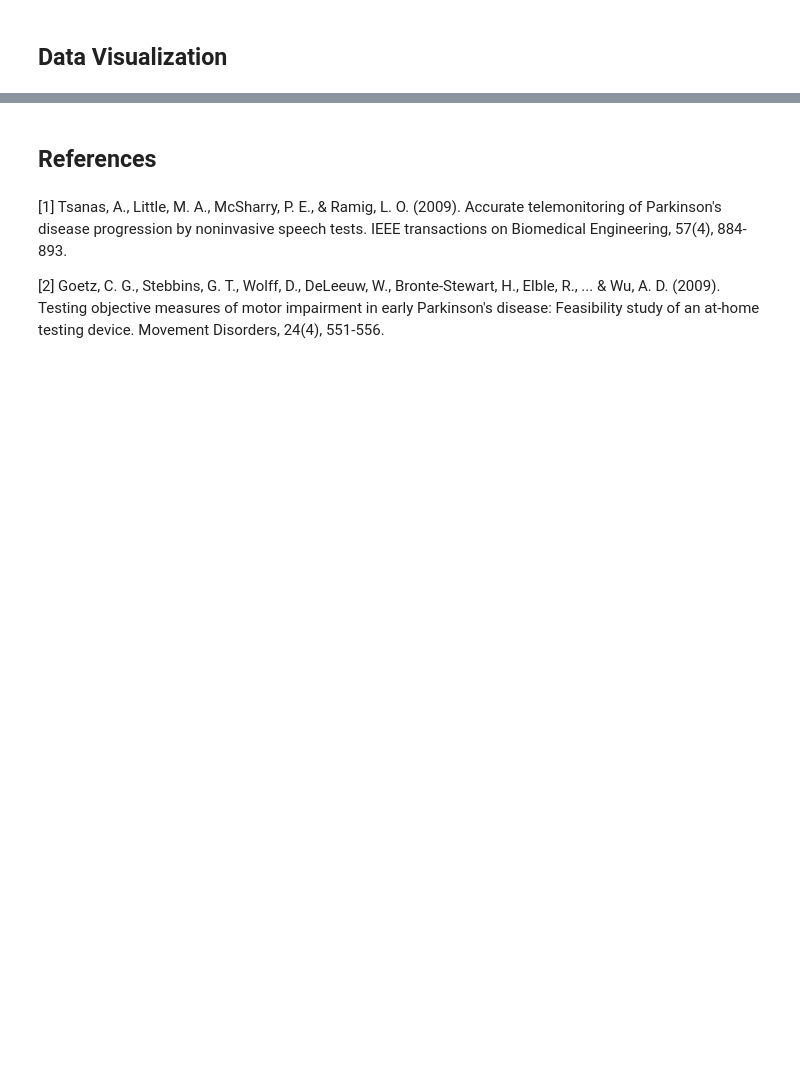
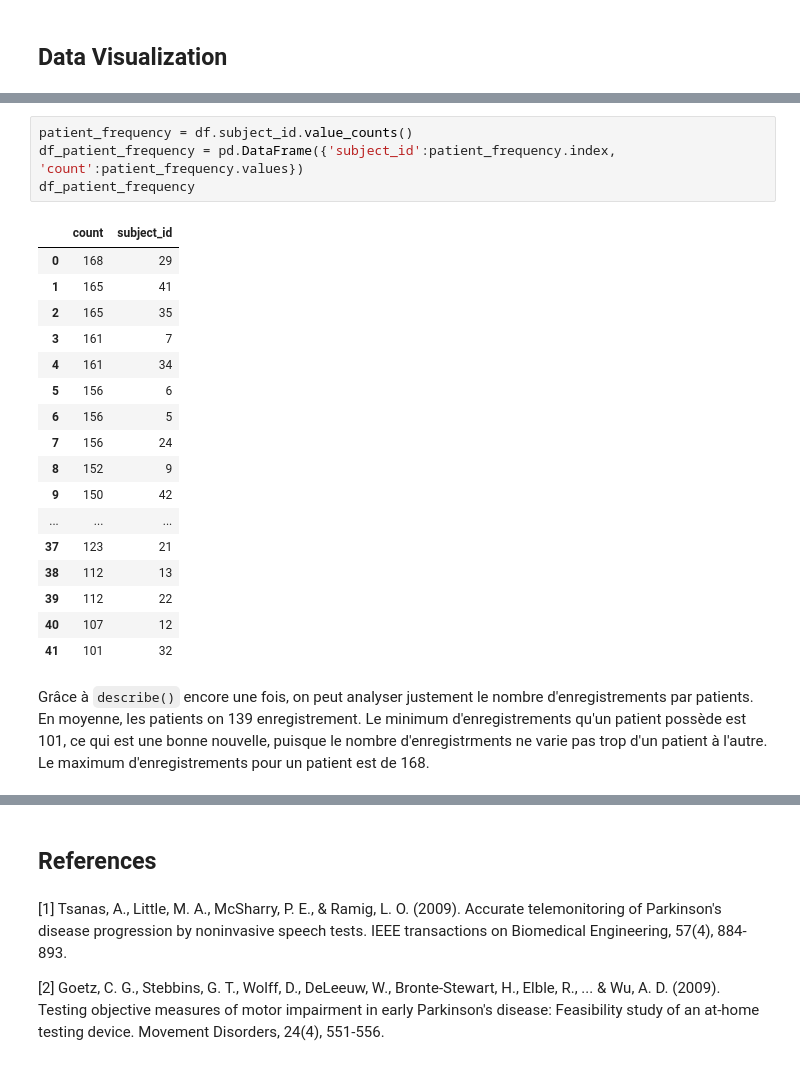
Before and after one commit to Mymoza/DataMining-UPDRS, a Jupyter notebook: UPDRS.ipynb, the cells around one changed output, grey strips where cells are left out. Cells and saved outputs as stored; diff of their text form; blank space fills up the shorter version.

```diff
--- a/UPDRS.ipynb
+++ b/UPDRS.ipynb
@@ -99,0 +126,24 @@ Combien de recordings per patient?
+# %%
+patient_frequency = df.subject_id.value_counts()
+df_patient_frequency = pd.DataFrame({'subject_id':patient_frequency.index, 'count':patient_frequency.values})
+df_patient_frequency
+# %% [output]
+|  | count | subject_id |
+| 0 | 168 | 29 |
+| 1 | 165 | 41 |
+| 2 | 165 | 35 |
+| 3 | 161 | 7 |
+| 4 | 161 | 34 |
+| 5 | 156 | 6 |
+| 6 | 156 | 5 |
+| 7 | 156 | 24 |
+| 8 | 152 | 9 |
+| 9 | 150 | 42 |
+| ... | ... | ... |
+| 37 | 123 | 21 |
+| 38 | 112 | 13 |
+| 39 | 112 | 22 |
+| 40 | 107 | 12 |
+| 41 | 101 | 32 |
+# %% [markdown]
+Grâce à `describe()` encore une fois, on peut analyser justement le nombre d'enregistrements par patients. En moyenne, les patients on 139 enregistrement. Le minimum d'enregistrements qu'un patient possède est 101, ce qui est une bonne nouvelle, puisque le nombre d'enregistrments ne varie pas trop d'un patient à l'autre. Le maximum d'enregistrements pour un patient est de 168.
```
Also changed, not shown: parts of 15 cells of this notebook.
